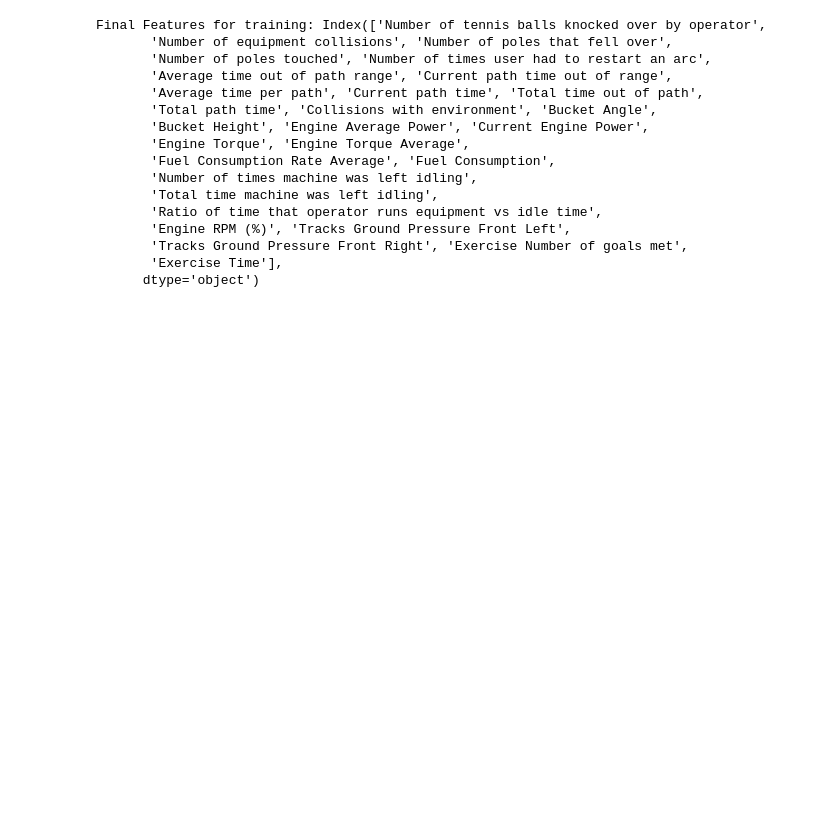
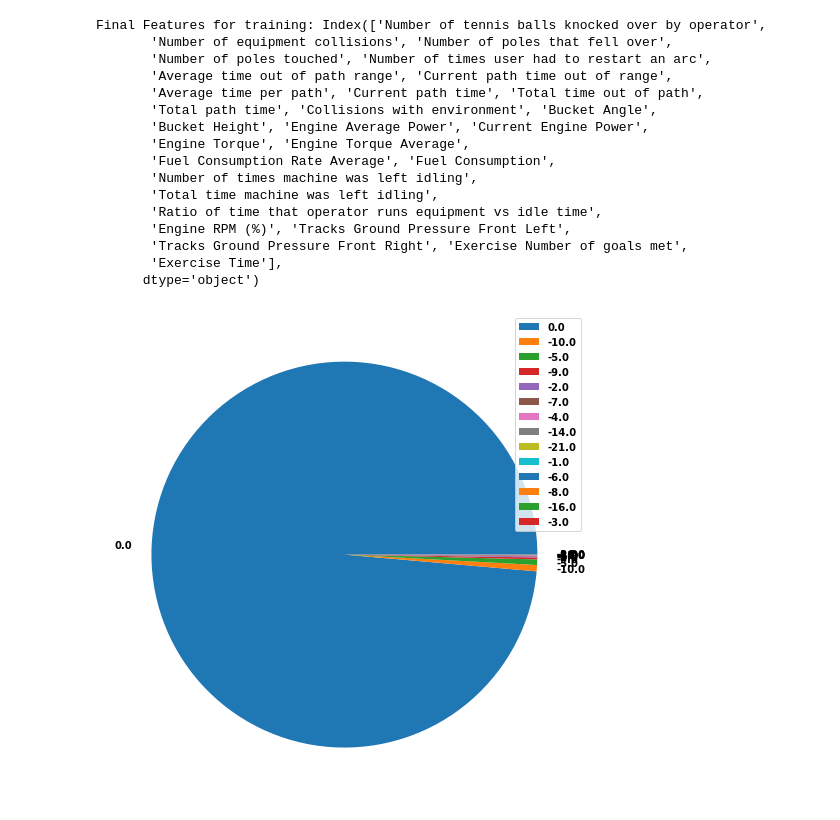
Before and after one commit to pranavAL/InvRL_Auto-Evaluate, a Jupyter notebook: EDA.ipynb, the cells around one changed output. Drawn from its saved outputs; the diff is of its cells as text; code cells hidden in the pictures; blank space fills up the shorter version.

```diff
--- a/EDA.ipynb
+++ b/EDA.ipynb
@@ -184,3 +187,6 @@ Final Features for training: Index(['Number of tennis balls knocked over by oper
        'Tracks Ground Pressure Front Right', 'Exercise Number of goals met',
        'Exercise Time'],
       dtype='object')
+# %%
+data["reward"] = ""
+data["Quality of Action"] = ""
@@ -186,0 +209,9 @@ Final Features for training: Index(['Number of tennis balls knocked over by oper
+# %%
+value = data["reward"].value_counts().tolist()
+label = data["reward"].value_counts().index.tolist()
+fig = plt.figure(figsize =(10, 7))
+patches, texts = plt.pie(value, labels=label)
+plt.legend(patches, label, loc="best")
+plt.show()
+# %% [output]
+[figure, added]
```
Also changed, not shown: parts of 4 cells of this notebook, 4 other files.
